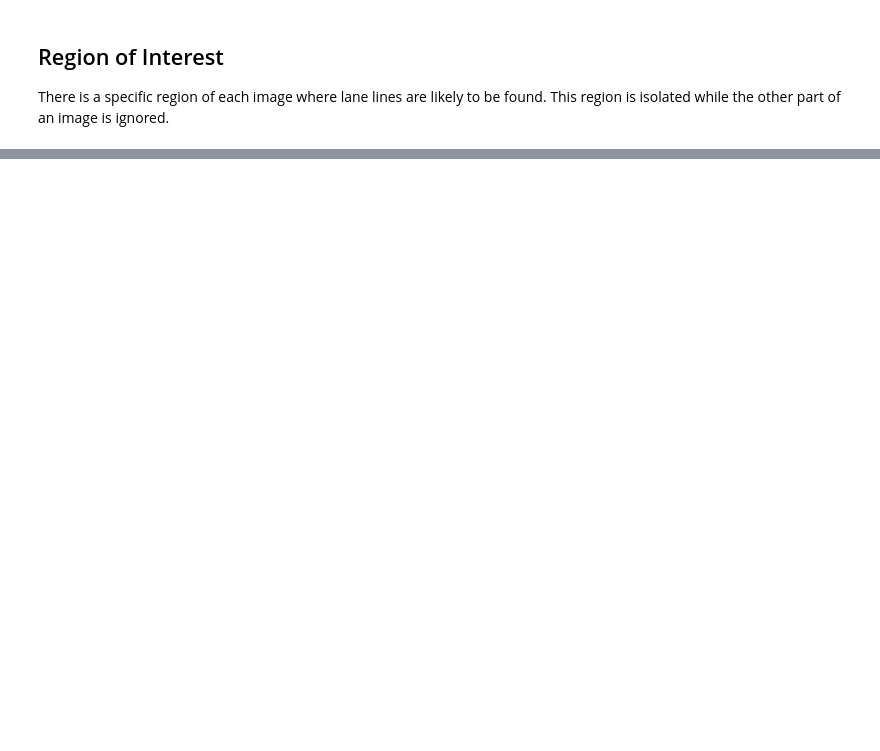
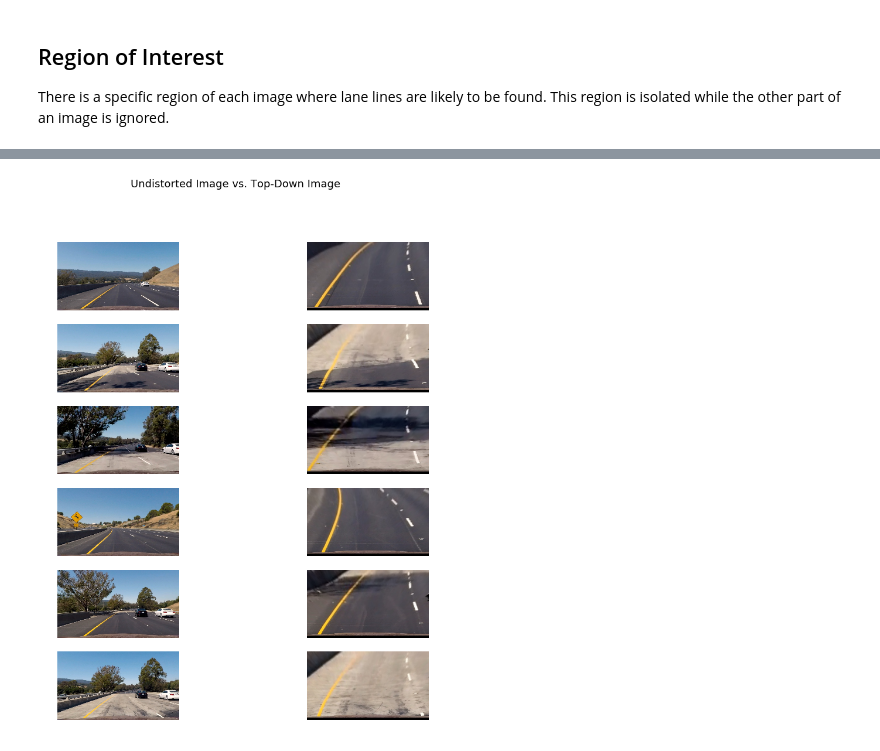
Before and after one commit to AryanJ-NYC/CarND-Advanced-Lane-Lines, a Jupyter notebook: main.ipynb, the cells around one changed output, grey strips where cells are left out. Saved outputs shown, nothing was run; the diff lists cells and outputs as text; code cells hidden in the pictures; blank space fills up the shorter version.

Commit message:
Implement perspective transform

```diff
--- a/main.ipynb
+++ b/main.ipynb
@@ -181,0 +185,41 @@ plt.show()
+# %%
+def perspective_warp(img):
+    margin = 25
+    x_size = img.shape[1]
+    y_size = img.shape[0]
+
+    src_bottom_left = (180, y_size)
+    src_top_left = (510, 450)
+    src_top_right = (760, 450)
+    src_bottom_right = (1180, y_size)
+    src_vertices = np.array([[src_bottom_left, src_top_left, src_top_right, src_bottom_right]])
+
+    dst_bottom_left = [margin, y_size-margin]
+    dst_top_left = [margin, margin]
+    dst_top_right = [x_size-margin, margin]
+    dst_bottom_right = [x_size-margin, y_size-margin]
+    dst_vertices = np.array([[dst_bottom_left, dst_top_left, dst_top_right, dst_bottom_right]])
+
+    src_points = np.float32(src_vertices)
+    dst_points = np.float32(dst_vertices)
+    M = cv2.getPerspectiveTransform(src_points, dst_points)
+    warped = cv2.warpPerspective(img, M, (img.shape[1], img.shape[0]))
+
+    return warped
+
+
+# warp and show perspective transform on undistorted images
+fig, axarr = plt.subplots(len(calibrated_images), 2) # two columns
+fig.set_size_inches((14,15))
+fig.suptitle('Undistorted Image vs. Top-Down Image', fontsize=18)
+
+for idx, calibrated_img in enumerate(calibrated_images):
+    warped = perspective_warp(calibrated_img)
+
+    axarr[idx, 0].imshow(calibrated_img)
+    axarr[idx, 1].imshow(warped)
+    axarr[idx, 0].axis('off')
+    axarr[idx, 1].axis('off')
+plt.show()
+# %% [output]
+[figure, added]
```
Also changed, not shown: parts of 4 cells of this notebook.
